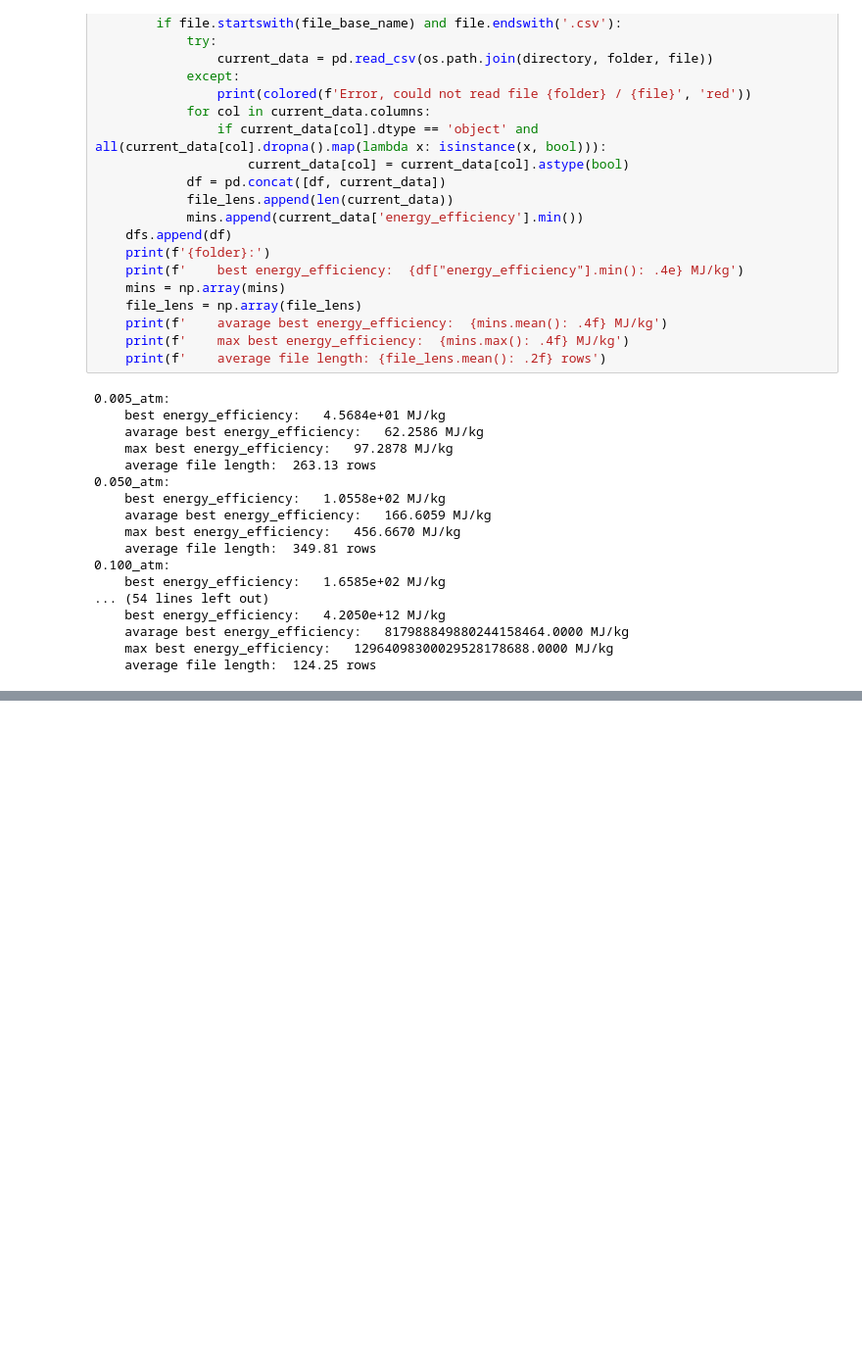
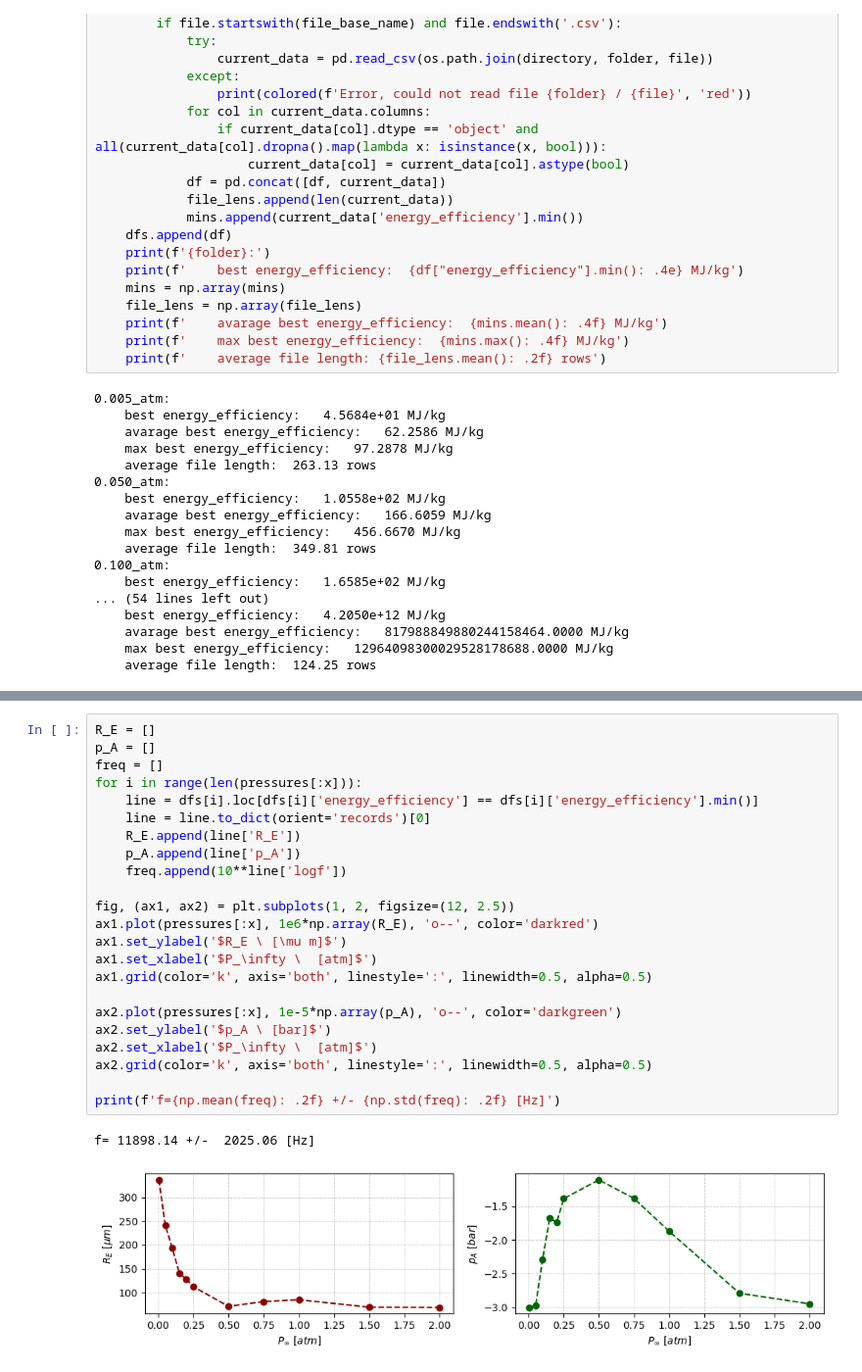
Before and after one commit to hihihi2001/parameter_studies, a Jupyter notebook: ammonia_graphs.ipynb, the cells around one changed output, grey strips where cells are left out. Shown at 98% size. Saved outputs shown, nothing was run; the diff lists cells and outputs as text; blank space fills up the shorter version.

```diff
--- a/ammonia_graphs.ipynb
+++ b/ammonia_graphs.ipynb
@@ -156,0 +159,26 @@ for i in range(len(pressures[:x])):
+# %%
+R_E = []
+p_A = []
+freq = []
+for i in range(len(pressures[:x])):
+    line = dfs[i].loc[dfs[i]['energy_efficiency'] == dfs[i]['energy_efficiency'].min()]
+    line = line.to_dict(orient='records')[0]
+    R_E.append(line['R_E'])
+    p_A.append(line['p_A'])
+    freq.append(10**line['logf'])
+
+fig, (ax1, ax2) = plt.subplots(1, 2, figsize=(12, 2.5))
+ax1.plot(pressures[:x], 1e6*np.array(R_E), 'o--', color='darkred')
+ax1.set_ylabel('$R_E \ [\mu m]$')
+ax1.set_xlabel('$P_\infty \  [atm]$')
+ax1.grid(color='k', axis='both', linestyle=':', linewidth=0.5, alpha=0.5)
+
+ax2.plot(pressures[:x], 1e-5*np.array(p_A), 'o--', color='darkgreen')
+ax2.set_ylabel('$p_A \ [bar]$')
+ax2.set_xlabel('$P_\infty \  [atm]$')
+ax2.grid(color='k', axis='both', linestyle=':', linewidth=0.5, alpha=0.5)
+
+print(f'f={np.mean(freq): .2f} +/- {np.std(freq): .2f} [Hz]')
+# %% [output]
+f= 11898.14 +/-  2025.06 [Hz]
+[figure, added]
```
Also changed, not shown: parts of 2 cells of this notebook, 5 other files.
